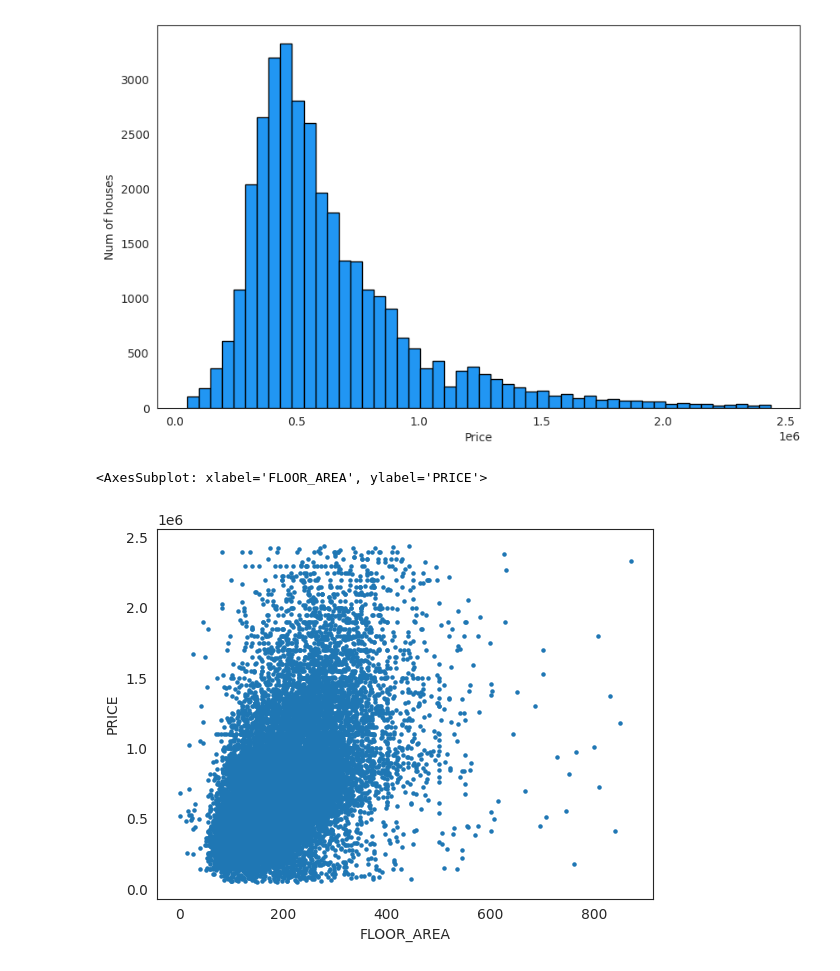
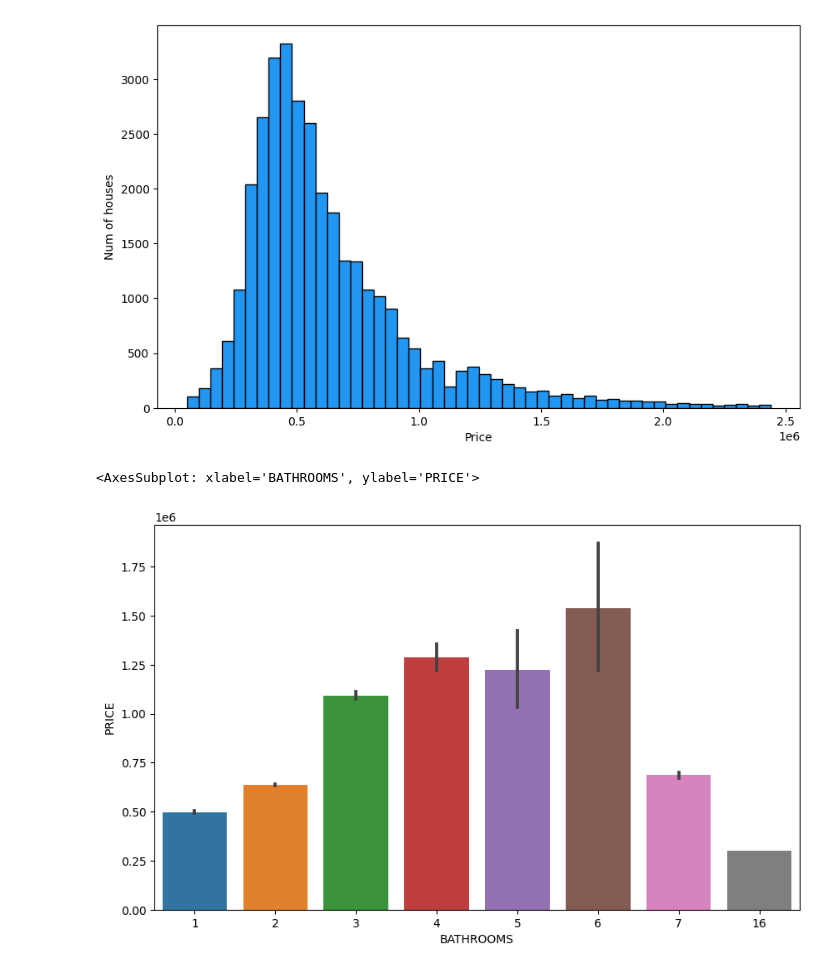
Before and after one commit to Top-AI-team/house-price-prediction, a Jupyter notebook: house_price.ipynb, the cells around one changed output. Drawn from its saved outputs; the diff is of its cells as text; code cells hidden in the pictures.

```diff
--- a/house_price.ipynb
+++ b/house_price.ipynb
@@ -92,8 +126,9 @@ plt.ylabel("Num of houses")
 plt.show()
 # %% [output]
 [figure]
-# %%
-data.plot.scatter(x='FLOOR_AREA', y='PRICE', s=5)
-# %% [output]
-<AxesSubplot: xlabel='FLOOR_AREA', ylabel='PRICE'>
-[figure, removed]
+# %%
+plt.figure(figsize=(10,6))
+seaborn.barplot(x=data['BATHROOMS'], y=data['PRICE'])
+# %% [output]
+<AxesSubplot: xlabel='BATHROOMS', ylabel='PRICE'>
+[figure, added]
```
Also changed, not shown: parts of 31 cells of this notebook, 1 other file.
